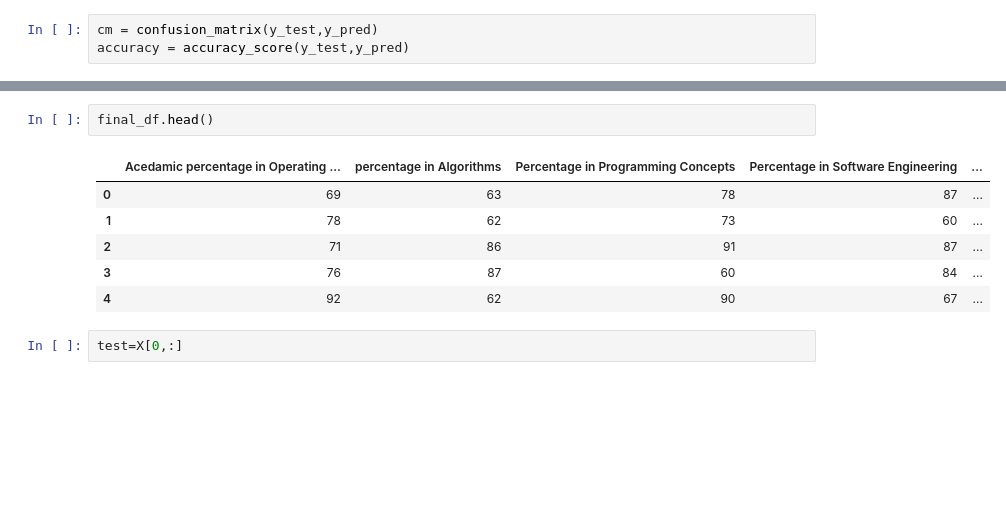
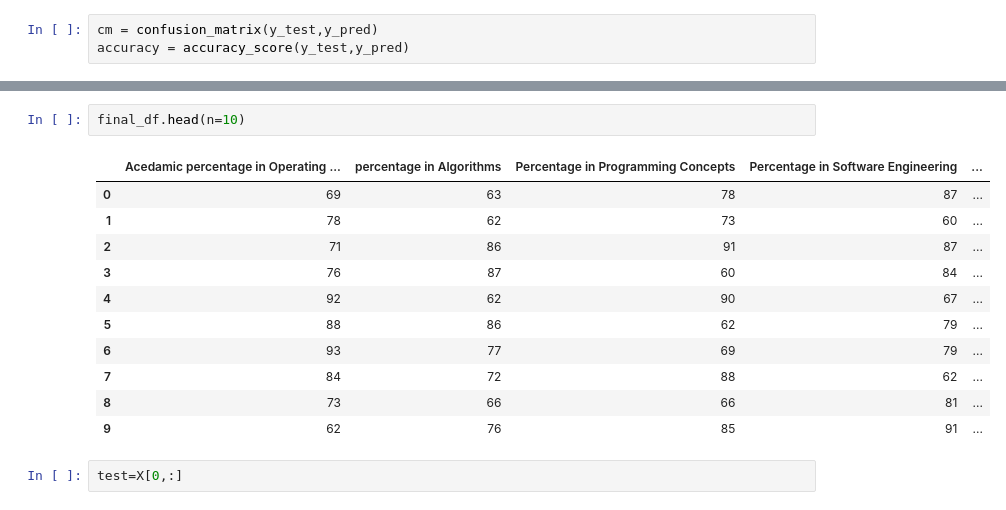
Before and after one commit to ashokseervi114/Job-role-prediction, a Jupyter notebook: ml project code/Project code/research1.ipynb, the cells around one changed output, grey strips where cells are left out. Drawn from its saved outputs; the diff is of its cells as text; blank space fills up the shorter version.

```diff
--- a/ml project code/Project code/research1.ipynb
+++ b/ml project code/Project code/research1.ipynb
@@ -702,12 +709,17 @@ accuracy= 3.6249999999999996
 # %%
-final_df.head()
+final_df.head(n=10)
 # %% [output]
 |  | Acedamic percentage in Operating ... | percentage in Algorithms | Percentage in Programming Concepts | Percentage in Software Engineering | ... |
 | 0 | 69 | 63 | 78 | 87 | ... |
 | 1 | 78 | 62 | 73 | 60 | ... |
 | 2 | 71 | 86 | 91 | 87 | ... |
 | 3 | 76 | 87 | 60 | 84 | ... |
 | 4 | 92 | 62 | 90 | 67 | ... |
+| 5 | 88 | 86 | 62 | 79 | ... |
+| 6 | 93 | 77 | 69 | 79 | ... |
+| 7 | 84 | 72 | 88 | 62 | ... |
+| 8 | 73 | 66 | 66 | 81 | ... |
+| 9 | 62 | 76 | 85 | 91 | ... |
 # %%
 test=X[0,:]
 # %%
```
Also changed, not shown: parts of 29 cells of this notebook.
